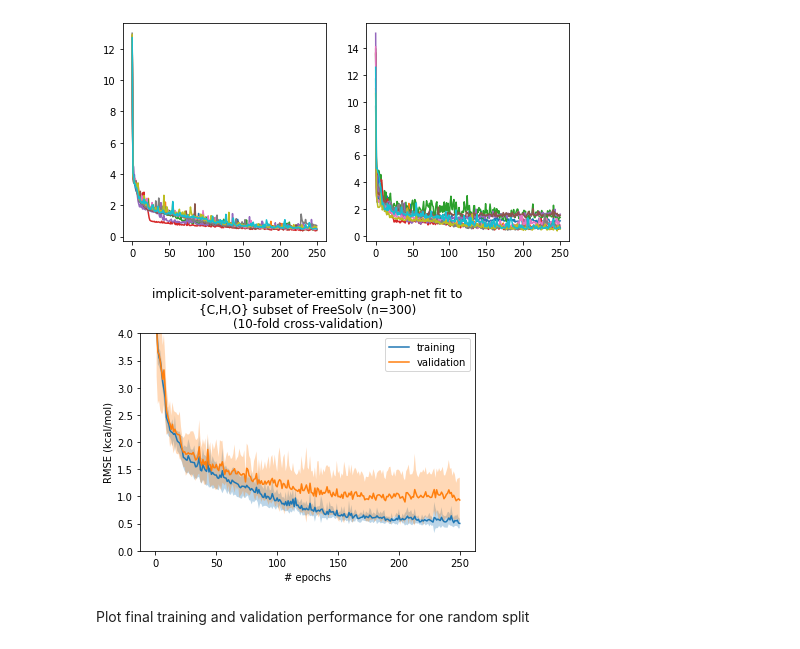
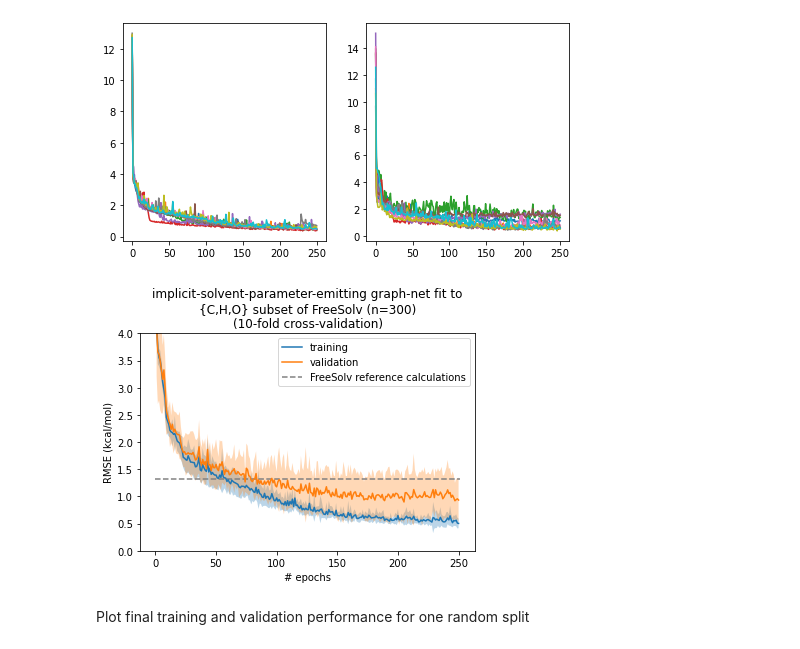
Before and after one commit to choderalab/espaloma, a Jupyter notebook: scripts/free_energy_fitting/plot_freesolv_kfold_results.ipynb, the cells around one changed output. Saved outputs shown, nothing was run; the diff lists cells and outputs as text; code cells hidden in the pictures.

Commit message:
add a horizontal line depicting RMSE of FreeSolv's explicit-solvent calculations vs. experiment on the {C, H, O} subset

```diff
--- a/scripts/free_energy_fitting/plot_freesolv_kfold_results.ipynb
+++ b/scripts/free_energy_fitting/plot_freesolv_kfold_results.ipynb
@@ -43,4 +55,5 @@ train_inds = result['train_inds']
 valid_inds = result['valid_inds']
 # %%
 expt = freesolv['experimental value (kcal/mol)']
+calc = freesolv['Mobley group calculated value (GAFF) (kcal/mol)']
 # %%
@@ -87,6 +97,15 @@ valid_rmse_traj = []
 for pred_t in pred_traj:
     train_rmse_traj.append(rmse(*get_pred_vs_ref(pred_t, train_inds)))
     valid_rmse_traj.append(rmse(*get_pred_vs_ref(pred_t, valid_inds)))
+# %%
+x, y = [], []
+for ind in train_inds + valid_inds:
+    x.append(calc[ind])
+    y.append(expt[ind])
+x = np.array(x)
+y = np.array(y)
+
+mobley_ref_rmse = rmse(x, y)
 # %%
 plt.plot(train_rmse_traj, label='training')
 plt.plot(valid_rmse_traj, label='validation')
@@ -132,29 +154,32 @@ for i in range(len(valid_rmses)):
 # %%
 # plot training-set RMSE +/- stddev band
 mean = train_rmses.mean(0)
 stddev = train_rmses.std(0)
 
 plt.plot(mean, label='training')
 plt.fill_between(np.arange(len(mean)), mean - stddev, mean + stddev, alpha=0.3)
 
 # plot validation-set RMSE +/- stdderr band
 mean = valid_rmses.mean(0)
 stddev = valid_rmses.std(0)
 plt.plot(mean, label='validation')
 plt.fill_between(np.arange(len(mean)), mean - stddev, mean + stddev, alpha=0.3)
 
+plt.hlines(mobley_ref_rmse, 0, len(train_rmse_traj),
+           linestyle='--', color='grey', label='FreeSolv reference calculations')
+
 plt.ylim(0,4)
 
 plt.xlabel('# epochs')
 plt.ylabel('RMSE (kcal/mol)')
 
 plt.legend()
 
 plt.title('implicit-solvent-parameter-emitting graph-net fit to\n{C,H,O} subset of FreeSolv (n=300)\n(10-fold cross-validation)')
 
 plt.savefig('kfold_cv_traj.pdf', bbox_inches='tight')
 # %% [output]
-[figure, old version]
+[figure, new version]
 # %%
 def bootstrap_rmse(sq_residuals, n_bootstrap=1000):
     N = len(sq_residuals)
```
Also changed, not shown: parts of 4 cells of this notebook, 1 other file.
